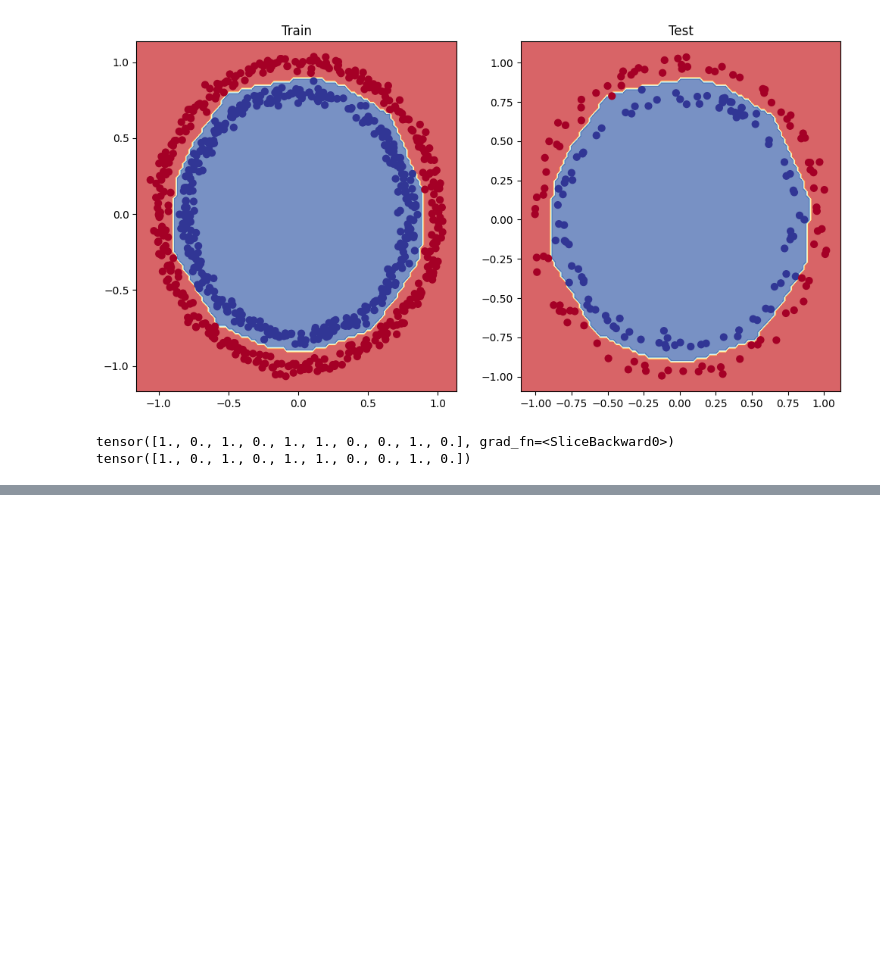
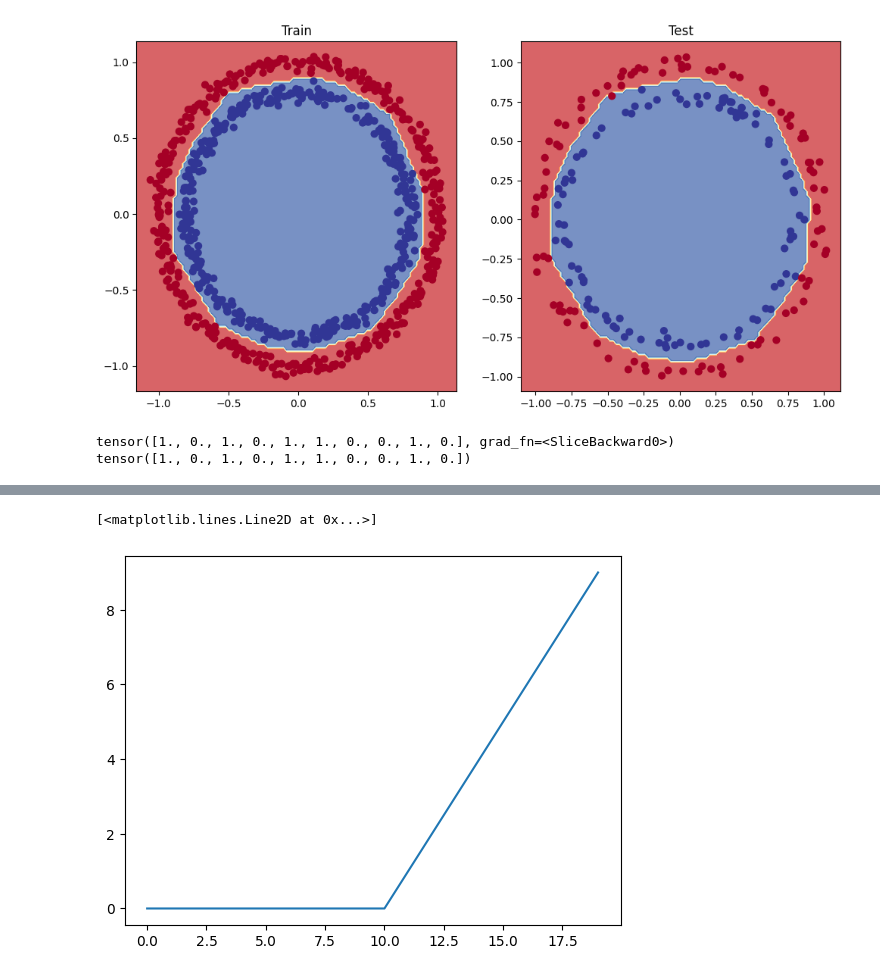
Before and after one commit to ahmedrazakhann/pytorch-journey, a Jupyter notebook: models/classification/non_linear_classification_model.ipynb, the cells around one changed output, grey strips where cells are left out. Drawn from its saved outputs; the diff is of its cells as text; code cells hidden in the pictures; blank space fills up the shorter version.

```diff
--- a/models/classification/non_linear_classification_model.ipynb
+++ b/models/classification/non_linear_classification_model.ipynb
@@ -394,0 +420,5 @@ NameError: name 'model' is not defined
+# %%
+plt.plot(a_relu)
+# %% [output]
+[<matplotlib.lines.Line2D at 0x...>]
+[figure, added]
```
Also changed, not shown: parts of 19 cells of this notebook, 1 other file.
